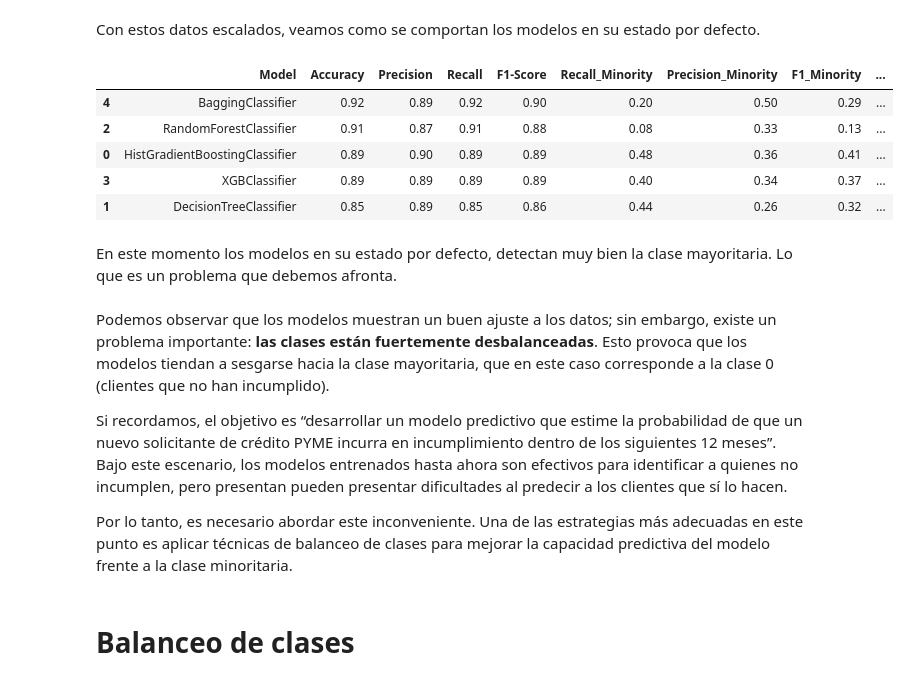
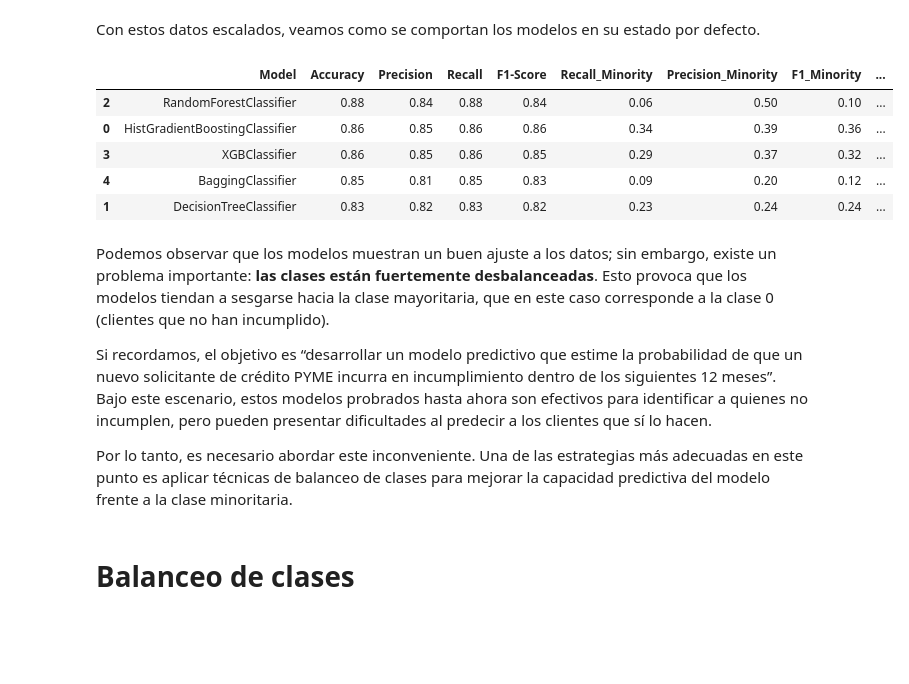
Before and after one commit to luiscxz/PYME, a Jupyter notebook: Prueba técnica.ipynb, the cells around one changed output. Drawn from its saved outputs; the diff is of its cells as text; code cells hidden in the pictures; blank space fills up the shorter version.

```diff
--- a/Prueba técnica.ipynb
+++ b/Prueba técnica.ipynb
@@ -1163,6 +1179,5 @@ Ahora, codifiquemos los sectores industriales.
 # %%
 dummies = pd.get_dummies(credit_data_platinum['sector_industrial'], dtype='int8')
 credit_data_platinum = pd.concat([credit_data_platinum,dummies ],axis=1)
-credit_data_platinum = credit_data_platinum.drop(columns=['sector_industrial'],axis=1)
 credit_data_platinum.head()
 # %% [output]
@@ -1296,7 +1310,6 @@ models = [
     lambda: XGBClassifier(
         scale_pos_weight=ratio,
         random_state=42,
-        use_label_encoder=False,
         eval_metric="logloss"
     ),
     lambda: BaggingClassifier(
@@ -1330,44 +1343,42 @@ def model(Y_test, Y_train, X_test, X_train, model_instance):
         'Accuracy': round(acc, 4),
         'Precision': round(prec, 4),
         'Recall': round(rec, 4),
         'F1-Score': round(f1, 4),
         'Recall_Minority': round(rec_minority, 4),
         'Precision_Minority': round(prec_minority, 4),
         'F1_Minority': round(f1_minority, 4),
         'ROC_AUC': round(roc_auc, 4),
         'Avg_Precision': round(avg_precision, 4)
     }
 
     return model_instance, results
 
 # Entrenar y evaluar
 trained_models = []
 results_list = []
 
 for model_class in models:
     model_instance, results = model(Y_test, Y_train, X_test, X_train, model_class())
     trained_models.append(model_instance)
     results_list.append(results)
 
 # DataFrame de resultados
 results_df = pd.DataFrame(results_list)
 
 # Ordenar por Accuracy
 results_df = results_df.sort_values('Accuracy', ascending=False)
 results_df.head()
 # %% [output]
 |  | Model | Accuracy | Precision | Recall | F1-Score | Recall_Minority | Precision_Minority | F1_Minority | ... |
-| 4 | BaggingClassifier | 0.92 | 0.89 | 0.92 | 0.90 | 0.20 | 0.50 | 0.29 | ... |
-| 2 | RandomForestClassifier | 0.91 | 0.87 | 0.91 | 0.88 | 0.08 | 0.33 | 0.13 | ... |
-| 0 | HistGradientBoostingClassifier | 0.89 | 0.90 | 0.89 | 0.89 | 0.48 | 0.36 | 0.41 | ... |
-| 3 | XGBClassifier | 0.89 | 0.89 | 0.89 | 0.89 | 0.40 | 0.34 | 0.37 | ... |
-| 1 | DecisionTreeClassifier | 0.85 | 0.89 | 0.85 | 0.86 | 0.44 | 0.26 | 0.32 | ... |
+| 2 | RandomForestClassifier | 0.88 | 0.84 | 0.88 | 0.84 | 0.06 | 0.50 | 0.10 | ... |
+| 0 | HistGradientBoostingClassifier | 0.86 | 0.85 | 0.86 | 0.86 | 0.34 | 0.39 | 0.36 | ... |
+| 3 | XGBClassifier | 0.86 | 0.85 | 0.86 | 0.85 | 0.29 | 0.37 | 0.32 | ... |
+| 4 | BaggingClassifier | 0.85 | 0.81 | 0.85 | 0.83 | 0.09 | 0.20 | 0.12 | ... |
+| 1 | DecisionTreeClassifier | 0.83 | 0.82 | 0.83 | 0.82 | 0.23 | 0.24 | 0.24 | ... |
-# %% [markdown]
-En este momento los modelos en su estado por defecto, detectan muy bien la clase mayoritaria. Lo que es un problema que debemos afronta.
 # %% [markdown]
 Podemos observar que los modelos muestran un buen ajuste a los datos; sin embargo, existe un problema importante: **las clases están fuertemente desbalanceadas**. Esto provoca que los modelos tiendan a sesgarse hacia la clase mayoritaria, que en este caso corresponde a la clase 0 (clientes que no han incumplido).
 
-Si recordamos, el objetivo es “desarrollar un modelo predictivo que estime la probabilidad de que un nuevo solicitante de crédito PYME incurra en incumplimiento dentro de los siguientes 12 meses”. Bajo este escenario, los modelos entrenados hasta ahora son efectivos para identificar a quienes no incumplen, pero presentan pueden presentar dificultades al predecir a los clientes que sí lo hacen.
+Si recordamos, el objetivo es “desarrollar un modelo predictivo que estime la probabilidad de que un nuevo solicitante de crédito PYME incurra en incumplimiento dentro de los siguientes 12 meses”. Bajo este escenario, estos modelos probrados hasta ahora son efectivos para identificar a quienes no incumplen, pero pueden presentar dificultades al predecir a los clientes que sí lo hacen.
 
 Por lo tanto, es necesario abordar este inconveniente. Una de las estrategias más adecuadas en este punto es aplicar técnicas de balanceo de clases para mejorar la capacidad predictiva del modelo frente a la clase minoritaria.
 # %% [markdown]
```
Also changed, not shown: parts of 78 cells of this notebook.
